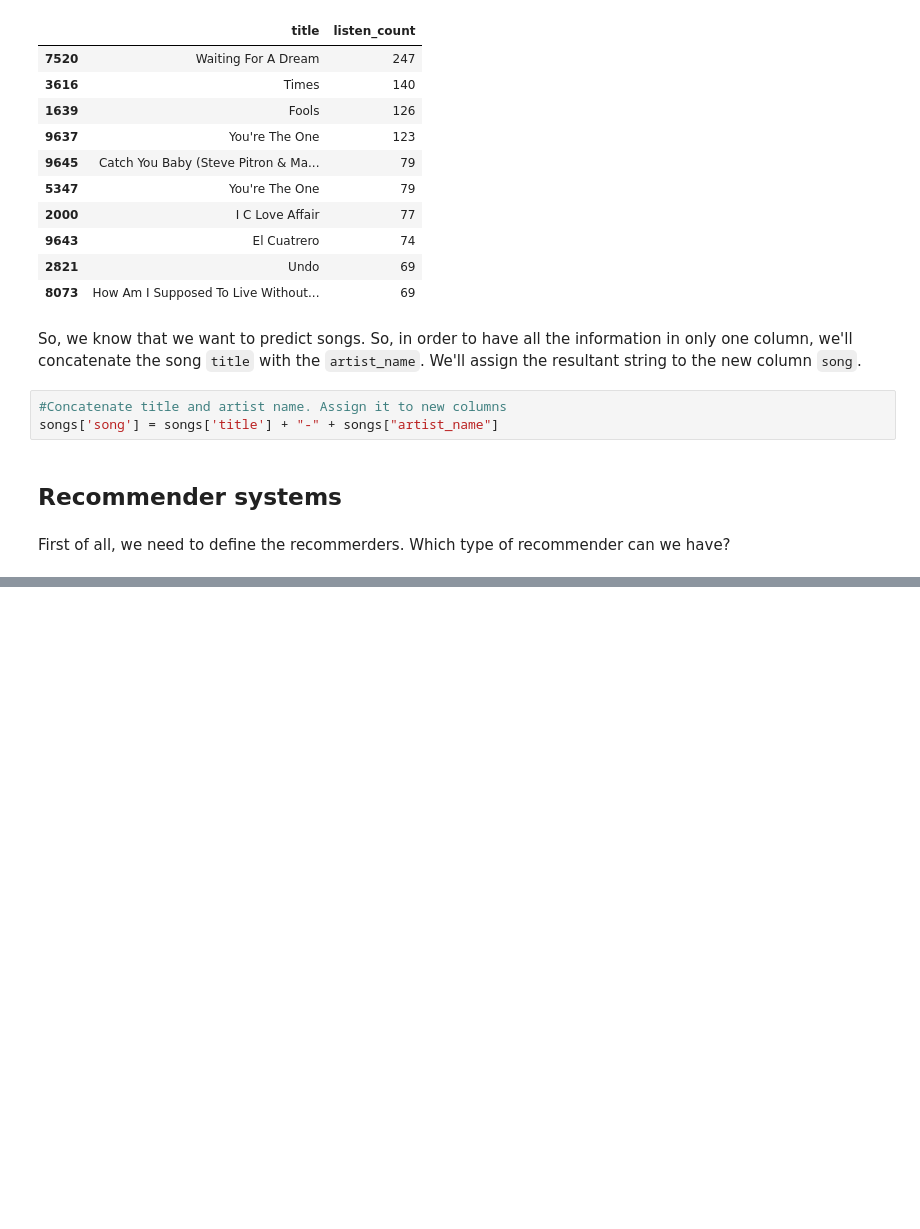
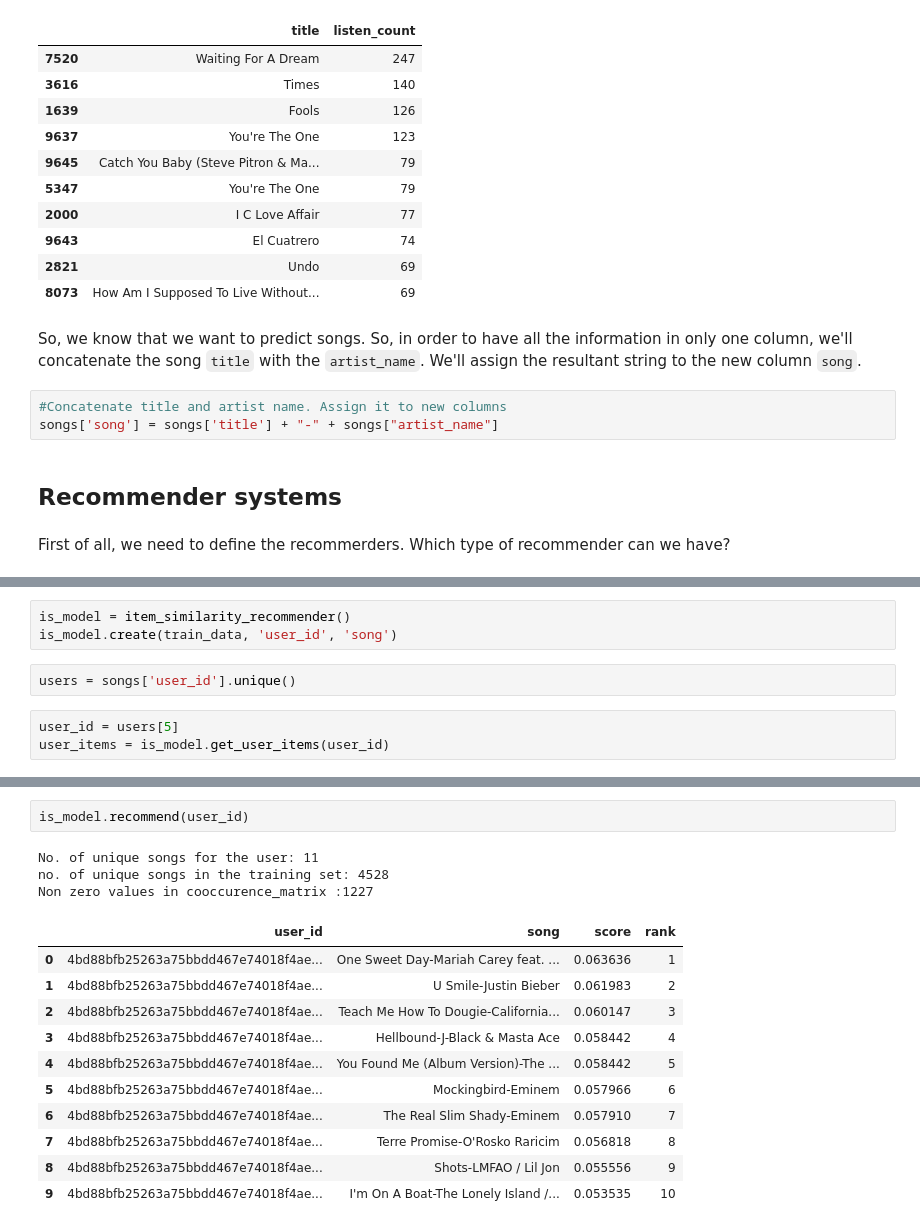
Before and after one commit to ugis22/music_recommender, a Jupyter notebook: music_recommender.ipynb, the cells around one changed output, grey strips where cells are left out. Saved outputs shown, nothing was run; the diff lists cells and outputs as text; blank space fills up the shorter version.

Commit message:
Music Recommender

```diff
--- a/music_recommender.ipynb
+++ b/music_recommender.ipynb
@@ -224,0 +366,8 @@ We'll go first through the steps for generating a item-item filtering music reco
+# %%
+is_model = item_similarity_recommender()
+is_model.create(train_data, 'user_id', 'song')
+# %%
+users = songs['user_id'].unique()
+# %%
+user_id = users[5]
+user_items = is_model.get_user_items(user_id)
@@ -224,0 +389,17 @@ We'll go first through the steps for generating a item-item filtering music reco
+# %%
+is_model.recommend(user_id)
+# %% [output]
+No. of unique songs for the user: 11
+no. of unique songs in the training set: 4528
+Non zero values in cooccurence_matrix :1227
+|  | user_id | song | score | rank |
+| 0 | 4bd88bfb25263a75bbdd467e74018f4ae... | One Sweet Day-Mariah Carey feat. ... | 0.063636 | 1 |
+| 1 | 4bd88bfb25263a75bbdd467e74018f4ae... | U Smile-Justin Bieber | 0.061983 | 2 |
+| 2 | 4bd88bfb25263a75bbdd467e74018f4ae... | Teach Me How To Dougie-California... | 0.060147 | 3 |
+| 3 | 4bd88bfb25263a75bbdd467e74018f4ae... | Hellbound-J-Black & Masta Ace | 0.058442 | 4 |
+| 4 | 4bd88bfb25263a75bbdd467e74018f4ae... | You Found Me (Album Version)-The ... | 0.058442 | 5 |
+| 5 | 4bd88bfb25263a75bbdd467e74018f4ae... | Mockingbird-Eminem | 0.057966 | 6 |
+| 6 | 4bd88bfb25263a75bbdd467e74018f4ae... | The Real Slim Shady-Eminem | 0.057910 | 7 |
+| 7 | 4bd88bfb25263a75bbdd467e74018f4ae... | Terre Promise-O'Rosko Raricim | 0.056818 | 8 |
+| 8 | 4bd88bfb25263a75bbdd467e74018f4ae... | Shots-LMFAO / Lil Jon | 0.055556 | 9 |
+| 9 | 4bd88bfb25263a75bbdd467e74018f4ae... | I'm On A Boat-The Lonely Island /... | 0.053535 | 10 |
```
Also changed, not shown: parts of 8 cells of this notebook.
